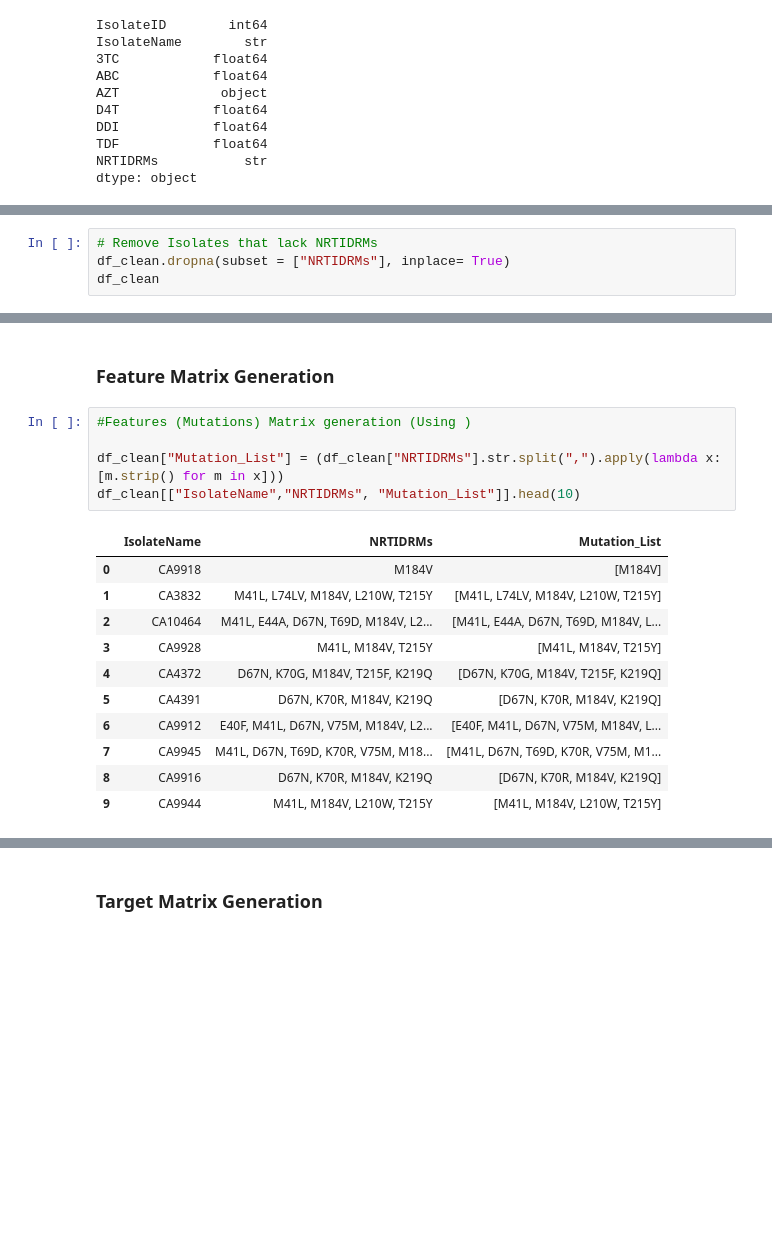
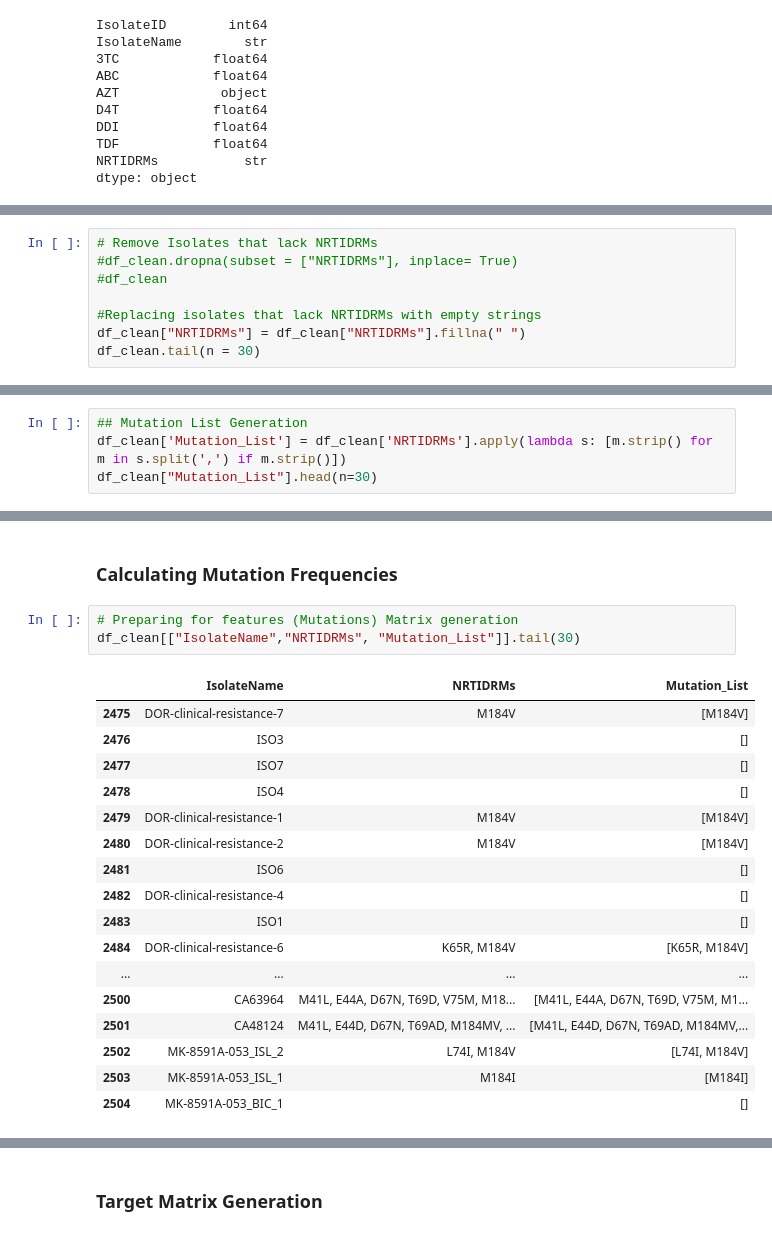
Before and after one commit to NoelOkumu/Eneza-Data-Science-Residential-training-2026, a Jupyter notebook: Day1/mutatio_profile1.ipynb, the cells around one changed output, grey strips where cells are left out. Drawn from its saved outputs; the diff is of its cells as text; blank space fills up the shorter version.

```diff
--- a/Day1/mutatio_profile1.ipynb
+++ b/Day1/mutatio_profile1.ipynb
@@ -209,6 +220,10 @@ df_clean.head()
 # %%
 # Remove Isolates that lack NRTIDRMs
-df_clean.dropna(subset = ["NRTIDRMs"], inplace= True)
-df_clean
+#df_clean.dropna(subset = ["NRTIDRMs"], inplace= True)
+#df_clean
+
+#Replacing isolates that lack NRTIDRMs with empty strings
+df_clean["NRTIDRMs"] = df_clean["NRTIDRMs"].fillna(" ")
+df_clean.tail(n = 30)
 # %% [output]
 |  | IsolateID | IsolateName | 3TC | ABC | AZT | D4T | DDI | TDF | NRTIDRMs |
@@ -231,0 +251,4 @@ df_clean["IsolateID"].nunique()
+# %%
+## Mutation List Generation
+df_clean['Mutation_List'] = df_clean['NRTIDRMs'].apply(lambda s: [m.strip() for m in s.split(',') if m.strip()])
+df_clean["Mutation_List"].head(n=30)
@@ -232,19 +273,23 @@ df_clean["IsolateID"].nunique()
 # %% [markdown]
-### Feature Matrix Generation
+### Calculating Mutation Frequencies
 # %%
-#Features (Mutations) Matrix generation (Using )
-
-df_clean["Mutation_List"] = (df_clean["NRTIDRMs"].str.split(",").apply(lambda x: [m.strip() for m in x]))
-df_clean[["IsolateName","NRTIDRMs", "Mutation_List"]].head(10)
+# Preparing for features (Mutations) Matrix generation
+df_clean[["IsolateName","NRTIDRMs", "Mutation_List"]].tail(30)
 # %% [output]
 |  | IsolateName | NRTIDRMs | Mutation_List |
-| 0 | CA9918 | M184V | [M184V] |
-| 1 | CA3832 | M41L, L74LV, M184V, L210W, T215Y | [M41L, L74LV, M184V, L210W, T215Y] |
-| 2 | CA10464 | M41L, E44A, D67N, T69D, M184V, L2... | [M41L, E44A, D67N, T69D, M184V, L... |
-| 3 | CA9928 | M41L, M184V, T215Y | [M41L, M184V, T215Y] |
-| 4 | CA4372 | D67N, K70G, M184V, T215F, K219Q | [D67N, K70G, M184V, T215F, K219Q] |
-| 5 | CA4391 | D67N, K70R, M184V, K219Q | [D67N, K70R, M184V, K219Q] |
-| 6 | CA9912 | E40F, M41L, D67N, V75M, M184V, L2... | [E40F, M41L, D67N, V75M, M184V, L... |
-| 7 | CA9945 | M41L, D67N, T69D, K70R, V75M, M18... | [M41L, D67N, T69D, K70R, V75M, M1... |
-| 8 | CA9916 | D67N, K70R, M184V, K219Q | [D67N, K70R, M184V, K219Q] |
-| 9 | CA9944 | M41L, M184V, L210W, T215Y | [M41L, M184V, L210W, T215Y] |
+| 2475 | DOR-clinical-resistance-7 | M184V | [M184V] |
+| 2476 | ISO3 |  | [] |
+| 2477 | ISO7 |  | [] |
+| 2478 | ISO4 |  | [] |
+| 2479 | DOR-clinical-resistance-1 | M184V | [M184V] |
+| 2480 | DOR-clinical-resistance-2 | M184V | [M184V] |
+| 2481 | ISO6 |  | [] |
+| 2482 | DOR-clinical-resistance-4 |  | [] |
+| 2483 | ISO1 |  | [] |
+| 2484 | DOR-clinical-resistance-6 | K65R, M184V | [K65R, M184V] |
+| ... | ... | ... | ... |
+| 2500 | CA63964 | M41L, E44A, D67N, T69D, V75M, M18... | [M41L, E44A, D67N, T69D, V75M, M1... |
+| 2501 | CA48124 | M41L, E44D, D67N, T69AD, M184MV, ... | [M41L, E44D, D67N, T69AD, M184MV,... |
+| 2502 | MK-8591A-053_ISL_2 | L74I, M184V | [L74I, M184V] |
+| 2503 | MK-8591A-053_ISL_1 | M184I | [M184I] |
+| 2504 | MK-8591A-053_BIC_1 |  | [] |
```
Also changed, not shown: parts of 16 cells of this notebook.
